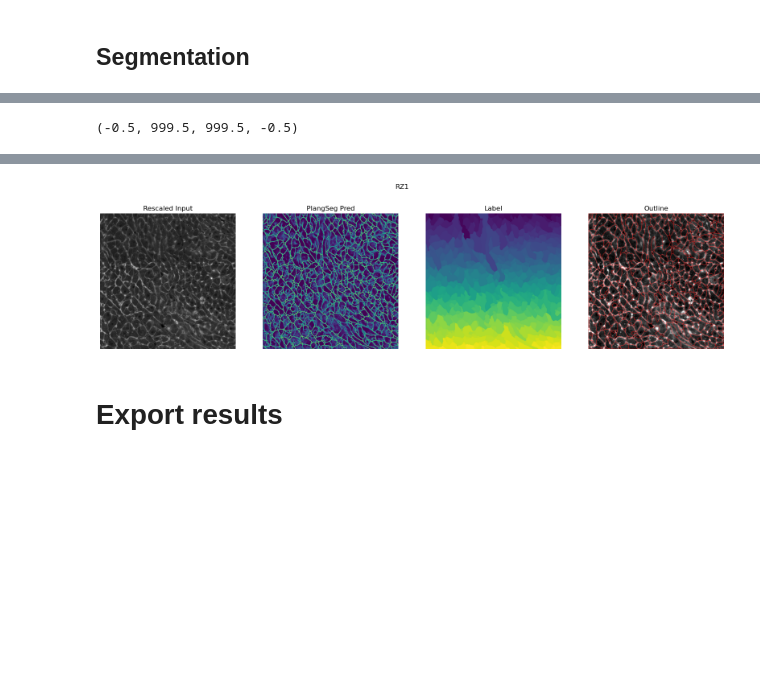
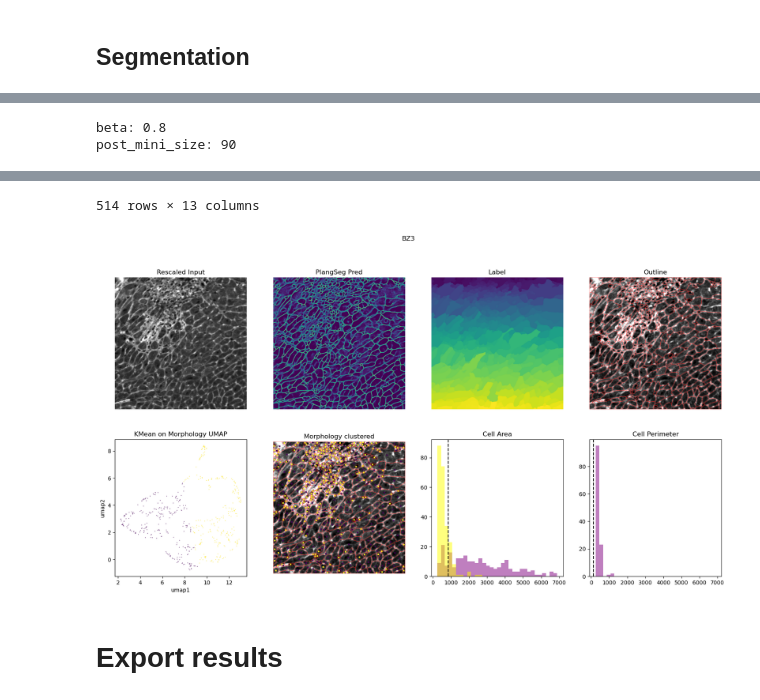
Before and after one commit to bpi-oxford/Myocardial-Infarction-Analysis, a Jupyter notebook: notebooks/if_segmentation_roi.ipynb, the cells around one changed output, grey strips where cells are left out. Saved outputs shown, nothing was run; the diff lists cells and outputs as text; code cells hidden in the pictures; blank space fills up the shorter version.

```diff
--- a/notebooks/if_segmentation_roi.ipynb
+++ b/notebooks/if_segmentation_roi.ipynb
@@ -62,15 +49,15 @@ channels_cmap = {
 # %% [markdown]
 ## Data IO
 # %%
-# IMG_PATH = "/media/Data3/Jacky/Data/myocardial_cells/20240109 segmentation Jacky/no17_NS_lv7_cTnI-594_CD31-750_PDGFRa-555_Ki67-647_WGA-488.czi"
-# OBJ_PATH = "/media/Data3/Jacky/Data/myocardial_cells/20240109 segmentation Jacky/no17_NS_lv7_cTnI-594_CD31-750_PDGFRa-555_Ki67-647_WGA-488.czi - Scene #3.geojson"
-# OUT_DIR = "/media/Data3/Jacky/Data/myocardial_cells/20240109 segmentation Jacky/no17_NS_lv7_cTnI-594_CD31-750_PDGFRa-555_Ki67-647_WGA-488_res"
-# scene_idx=2
+IMG_PATH = "/media/Data3/Jacky/Data/myocardial_cells/20240109 segmentation Jacky/no17_NS_lv7_cTnI-594_CD31-750_PDGFRa-555_Ki67-647_WGA-488.czi"
+OBJ_PATH = "/media/Data3/Jacky/Data/myocardial_cells/20240109 segmentation Jacky/no17_NS_lv7_cTnI-594_CD31-750_PDGFRa-555_Ki67-647_WGA-488.czi - Scene #3.geojson"
+OUT_DIR = "/media/Data3/Jacky/Data/myocardial_cells/20240109 segmentation Jacky/no17_NS_lv7_cTnI-594_CD31-750_PDGFRa-555_Ki67-647_WGA-488_res"
+scene_idx=2
 
-IMG_PATH = "/media/Data3/Jacky/Data/myocardial_cells/20240109 segmentation Jacky/no20_FR_lv7_cTnI-594_CD31-750_PDGFRa-555_Ki67-647_WGA-488.czi"
-OBJ_PATH = "/media/Data3/Jacky/Data/myocardial_cells/20240109 segmentation Jacky/no20_FR_lv7_cTnI-594_CD31-750_PDGFRa-555_Ki67-647_WGA-488.czi - Scene #2.geojson"
-OUT_DIR = "/media/Data3/Jacky/Data/myocardial_cells/20240109 segmentation Jacky/no20_FR_lv7_cTnI-594_CD31-750_PDGFRa-555_Ki67-647_WGA-488_res"
-scene_idx=1
+# IMG_PATH = "/media/Data3/Jacky/Data/myocardial_cells/20240109 segmentation Jacky/no20_FR_lv7_cTnI-594_CD31-750_PDGFRa-555_Ki67-647_WGA-488.czi"
+# OBJ_PATH = "/media/Data3/Jacky/Data/myocardial_cells/20240109 segmentation Jacky/no20_FR_lv7_cTnI-594_CD31-750_PDGFRa-555_Ki67-647_WGA-488.czi - Scene #2.geojson"
+# OUT_DIR = "/media/Data3/Jacky/Data/myocardial_cells/20240109 segmentation Jacky/no20_FR_lv7_cTnI-594_CD31-750_PDGFRa-555_Ki67-647_WGA-488_res"
+# scene_idx=1
 # %%
 img = AICSImage(IMG_PATH)
 img.set_scene(scene_idx)
@@ -173,8 +193,13 @@ for idx, row in tqdm(regions.iterrows(),desc="Segmenting"):
 # %%
 # plot the output
-disp_idx = 0
+disp_idx = 26
+BINS=32
 
-fig, axs = plt.subplots(1,4,figsize=(20,5))
+print("beta:",res[disp_idx]["beta"])
+print("post_mini_size:",res[disp_idx]["post_mini_size"])
+
+fig, axs = plt.subplots(2,4,figsize=(20,10))
+axs = axs.ravel()
 fig.suptitle(res[disp_idx]["name"])
 
 axs[0].imshow(res[disp_idx]["img"],cmap="gray")
@@ -192,5 +217,47 @@ axs[2].axis('off')
 axs[3].imshow(res[disp_idx]["overlay"])
 axs[3].set_title('Outline')
 axs[3].axis('off')
+
+# scatter plot on the morphological features
+cell_stats = res[disp_idx]["props_df"]
+cell_stats_filtered = cell_stats[["area","area_convex","area_filled","axis_major_length","axis_minor_length","eccentricity","feret_diameter_max","perimeter","perimeter_crofton","solidity"]]
+scaler = StandardScaler()
+scaler.fit(cell_stats_filtered)
+cell_stats_standard = scaler.transform(cell_stats_filtered)
+
+standard_embedding = umap.UMAP(random_state=42).fit_transform(cell_stats_standard)
+# Perform K-means clustering
+kmeans = KMeans(n_clusters=2)
+kmeans.fit(standard_embedding)
+labels = kmeans.labels_
+axs[4].scatter(standard_embedding[:, 0], standard_embedding[:, 1], c=labels, s=0.1,cmap="viridis")
+axs[4].set_xlabel("umap1")
+axs[4].set_ylabel("umap2")
+axs[4].set_title("KMean on Morphology UMAP")
+cell_stats["class"] = labels
+
+axs[5].imshow(res[disp_idx]["overlay"])
+axs[5].set_title('Morphology clustered')
+axs[5].axis('off')
+axs[5].scatter(cell_stats["centroid-1"], cell_stats["centroid-0"], c=labels, s=5.0, cmap="viridis", marker="x")
+
+areas = [p.area for p in res[disp_idx]["props"]]
+area_0 = [a for a, keep in zip(areas, cell_stats["class"]==0) if keep]
+area_1 = [a for a, keep in zip(areas, cell_stats["class"]==1) if keep]
+axs[6].hist(area_0,bins=BINS,range=(np.percentile(areas,5),np.percentile(areas,95)),color="purple",alpha=0.5)
+axs[6].hist(area_1,bins=BINS,range=(np.percentile(areas,5),np.percentile(areas,95)),color="yellow",alpha=0.5)
+axs[6].set_title("Cell Area")
+axs[6].axvline(x=np.median(areas), color='black', linestyle='--')
+
+perimeters = [p.perimeter for p in res[disp_idx]["props"]]
+perimeters_0 = [a for a, keep in zip(perimeters, cell_stats["class"]==0) if keep]
+perimeters_1 = [a for a, keep in zip(perimeters, cell_stats["class"]==1) if keep]
+axs[7].hist(perimeters_0,bins=BINS,range=(np.percentile(areas,5),np.percentile(areas,95)),color="purple",alpha=0.5)
+axs[7].hist(perimeters_1,bins=BINS,range=(np.percentile(areas,5),np.percentile(areas,95)),color="yellow",alpha=0.5)
+axs[7].set_title("Cell Perimeter")
+axs[7].axvline(x=np.median(perimeters), color='black', linestyle='--')
+
+cell_stats
 # %% [output]
-(-0.5, 999.5, 999.5, -0.5)
+beta: 0.8
+post_mini_size: 90
@@ -197,4 +276,5 @@ axs[3].axis('off')
+514 rows × 13 columns
-[figure, old version]
+[figure, new version]
 # %% [markdown]
 # Export results
 # %%
```
Also changed, not shown: parts of 8 cells of this notebook.
